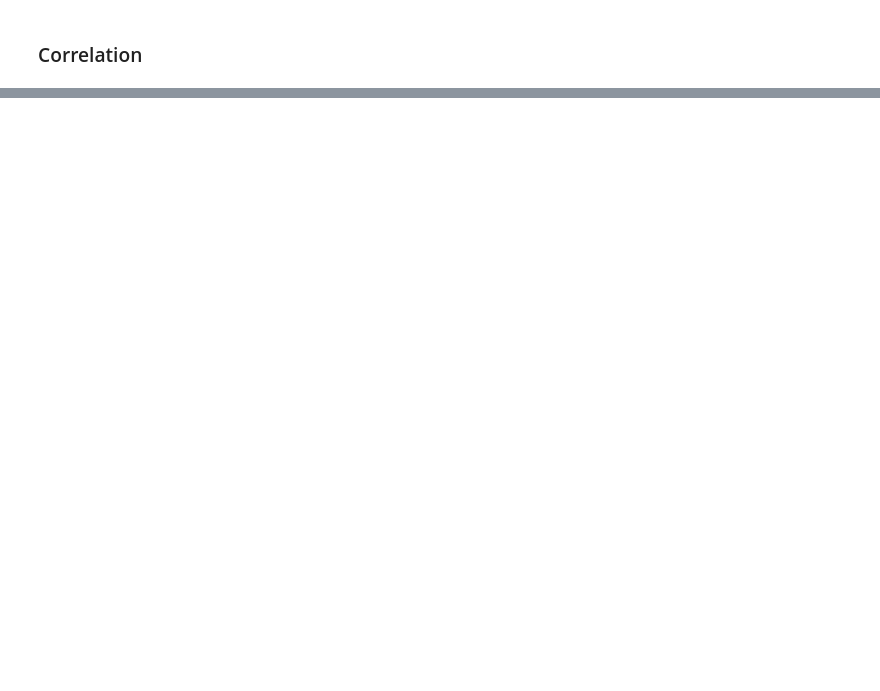
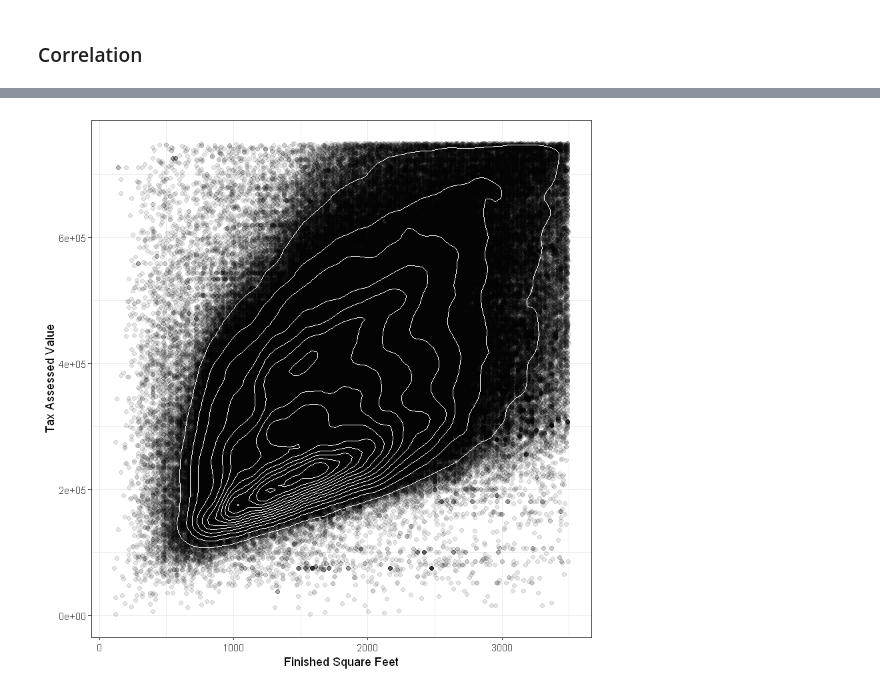
Before and after one commit to hmishra0/Statistics-for-Data-Scientists, a Jupyter notebook: Exploratory Data Analysis .ipynb, the cells around one changed output, grey strips where cells are left out. Cells and saved outputs as stored; diff of their text form; code cells hidden in the pictures; blank space fills up the shorter version.

```diff
--- a/Exploratory Data Analysis .ipynb
+++ b/Exploratory Data Analysis .ipynb
@@ -92,0 +121,3 @@ etfs <- sp500_px[row.names(sp500_px)>"2012-07-01", sp500_sym[sp500_sym$sector=="
+# %%
+kc_tax0 <- subset(kc_tax, TaxAssessedValue < 750000 & SqFtTotLiving > 100 &SqFtTotLiving < 3500)
+nrow(kc_tax0)
@@ -92,0 +135,8 @@ etfs <- sp500_px[row.names(sp500_px)>"2012-07-01", sp500_sym[sp500_sym$sector=="
+# %%
+ggplot(kc_tax0, (aes(x=SqFtTotLiving, y= TaxAssessedValue))) +
+theme_bw() +
+geom_point( alpha = 0.1) +
+geom_density2d( color = 'white') +
+labs(x = "Finished Square Feet", y = "Tax Assessed Value")
+# %% [output]
+[figure, added]
```
Also changed, not shown: parts of 11 cells of this notebook.
